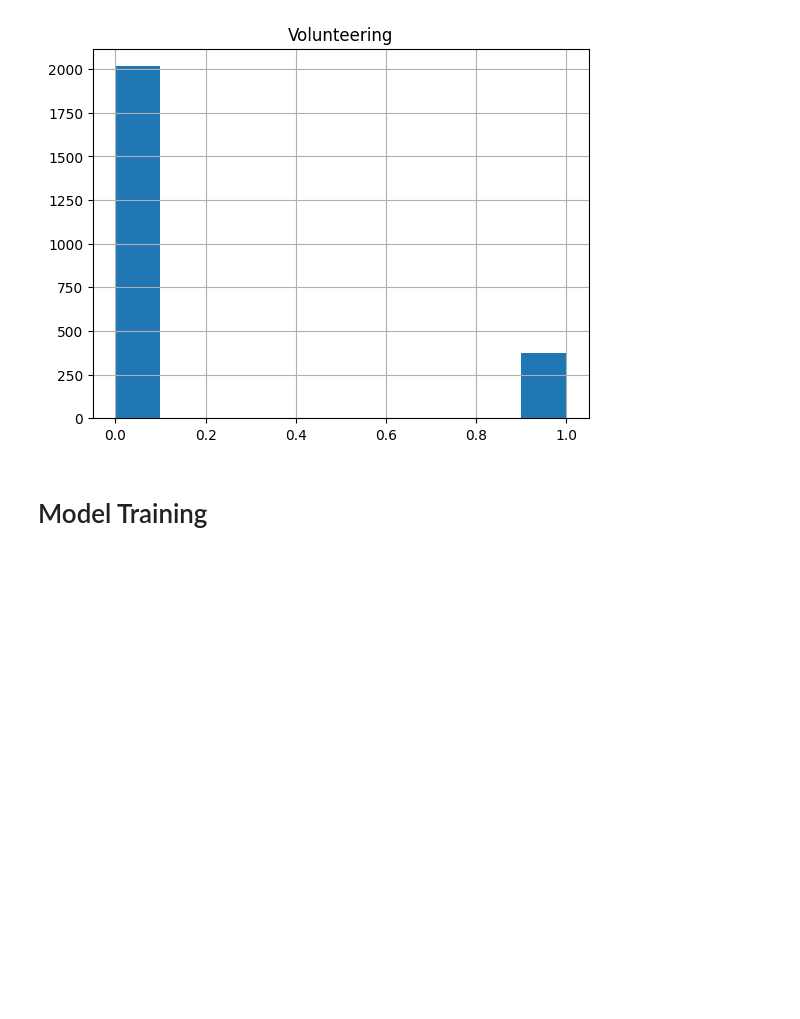
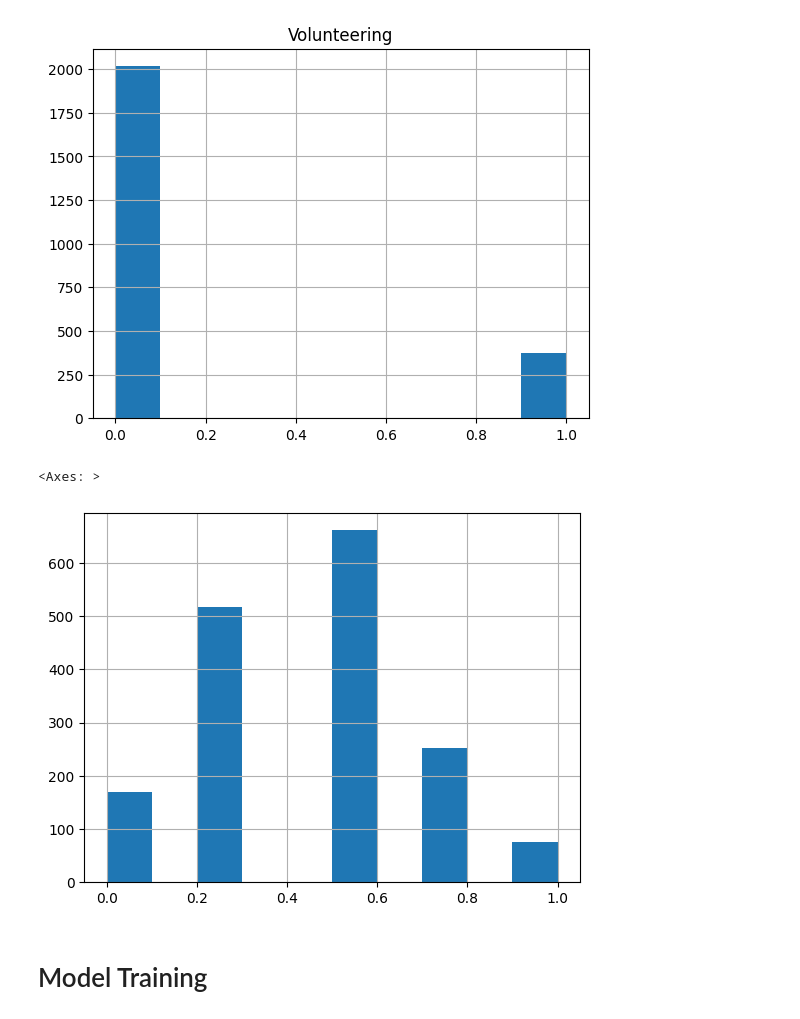
Before and after one commit to AlmudenaZhou/mlops-student-performance, a Jupyter notebook: research.ipynb, the cells around one changed output. Drawn from its saved outputs; the diff is of its cells as text; code cells hidden in the pictures; blank space fills up the shorter version.

```diff
--- a/research.ipynb
+++ b/research.ipynb
@@ -76,0 +70,19 @@ def training_preprocessing(data):
+# %%
+from sklearn.preprocessing import MinMaxScaler
+
+
+minmax_cols = ['ParentalEducation', 'StudyTimeWeekly',
+                'Absences', 'ParentalSupport']
+sc = MinMaxScaler()
+
+x_sc_train = sc.fit_transform(X_train.loc[:, minmax_cols])
+X_train.loc[:, minmax_cols] = x_sc_train
+
+x_sc_val = sc.transform(X_val.loc[:, minmax_cols])
+X_val.loc[:, minmax_cols] = x_sc_val
+
+x_sc_test = sc.transform(X_test.loc[:, minmax_cols])
+X_test.loc[:, minmax_cols] = x_sc_test
+
+with open('minmax_scaler.bin', 'wb') as f_out:
+    pickle.dump(sc, f_out)
@@ -132,6 +161,11 @@ for col in cat_columns:
 [figure]
 [figure]
 [figure]
+# %%
+X_train.ParentalEducation.hist()
+# %% [output]
+<Axes: >
+[figure, added]
 # %% [markdown]
 # Model Training
 # %%
```
Also changed, not shown: parts of 24 cells of this notebook, 51 other files.
